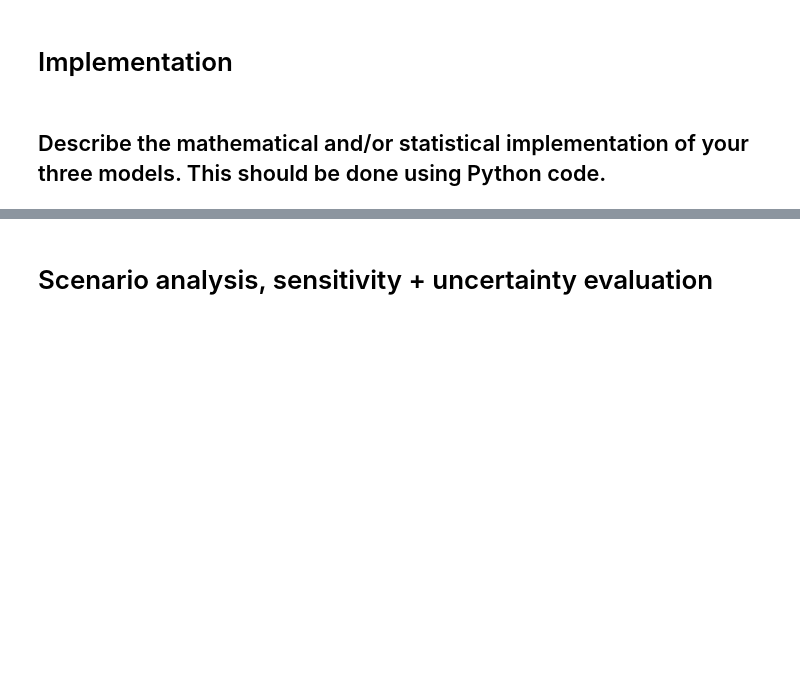
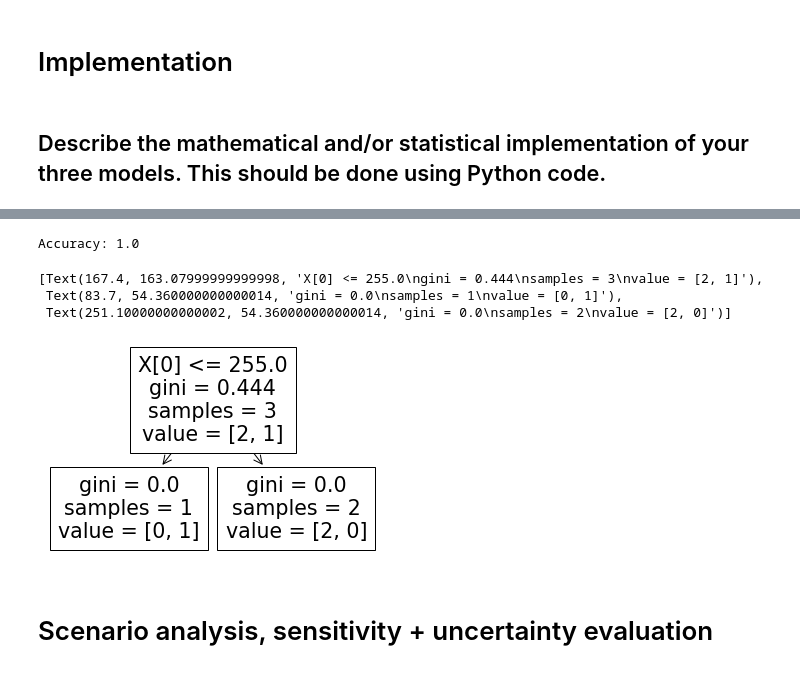
Before and after one commit to 13269384/41189-assignment-template, a Jupyter notebook: 41189 Modelling Assignment.ipynb, the cells around one changed output, grey strips where cells are left out. Saved outputs shown, nothing was run; the diff lists cells and outputs as text; code cells hidden in the pictures; blank space fills up the shorter version.

Commit message:
Decision Tree - Attempt 1
Draft

```diff
--- a/41189 Modelling Assignment.ipynb
+++ b/41189 Modelling Assignment.ipynb
@@ -262,0 +273,5 @@ Yardney, M. (2020, September 13). Sydney property market outlook. Michael Yardne
+# %%
+col_names = ['Covid-19 Cases', 'Interest rate', 'Unemployment rates', 'House Prices', 'People Buying']
+# load dataset
+df = pd.read_csv("sheet3.csv")
+df.head()
@@ -262,0 +285,22 @@ Yardney, M. (2020, September 13). Sydney property market outlook. Michael Yardne
+# %%
+#split dataset in features and target variable
+feature_cols = ['Covid-19 Cases', 'Interest rate', 'Unemployment rates', 'House Prices']
+target_col = ['People Buying']
+X = df[feature_cols] # Features
+y = df[target_col]# Target variable
+# %%
+# Split dataset into training set and test set
+X_train, X_test, y_train, y_test = train_test_split(X, y, test_size=0.3, random_state=1) # 70% training and 30% test
+# %%
+# Create Decision Tree classifer object
+clf = DecisionTreeClassifier()
+# Train Decision Tree Classifer
+clf = clf.fit(X_train,y_train)
+#Predict the response for test dataset
+y_pred = clf.predict(X_test)
+# %%
+# Model Accuracy, how often is the classifier correct?
+print("Accuracy:",metrics.accuracy_score(y_test, y_pred))
+Accuracy: 0.6753246753246753
+# %% [output]
+Accuracy: 1.0
@@ -263,3 +309,10 @@ Yardney, M. (2020, September 13). Sydney property market outlook. Michael Yardne
+# %%
+tree.plot_tree(clf)
+# %% [output]
+[Text(167.4, 163.07999999999998, 'X[0] <= 255.0\ngini = 0.444\nsamples = 3\nvalue = [2, 1]'),
+ Text(83.7, 54.360000000000014, 'gini = 0.0\nsamples = 1\nvalue = [0, 1]'),
+ Text(251.10000000000002, 54.360000000000014, 'gini = 0.0\nsamples = 2\nvalue = [2, 0]')]
+[figure, added]
 # %% [markdown]
 # Scenario analysis, sensitivity + uncertainty evaluation
 # %% [markdown]
```
Also changed, not shown: parts of 5 cells of this notebook.
